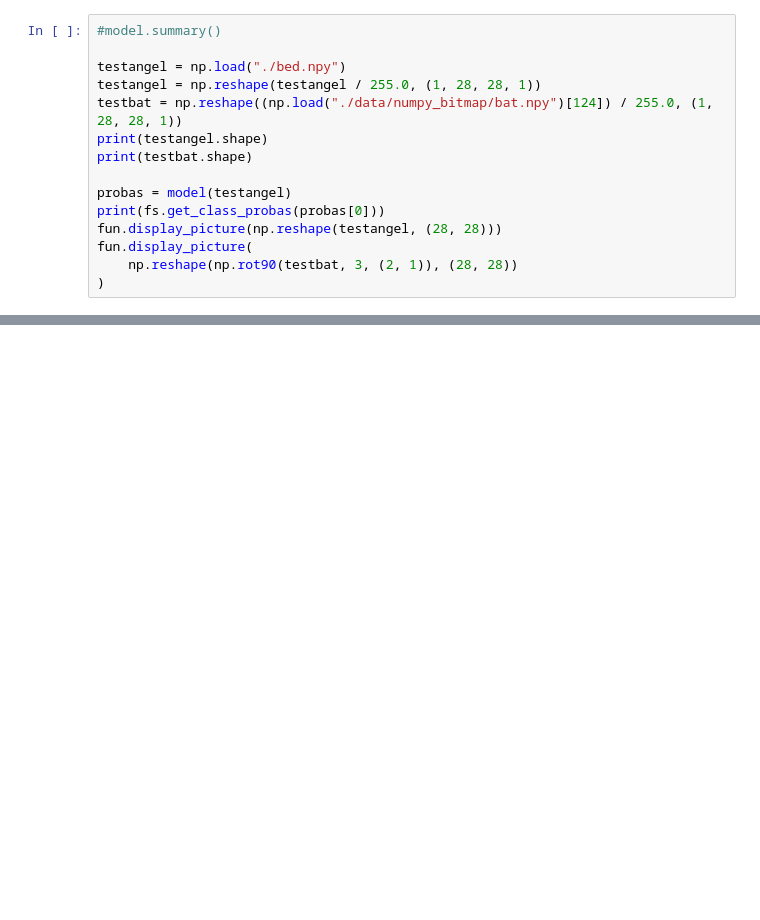
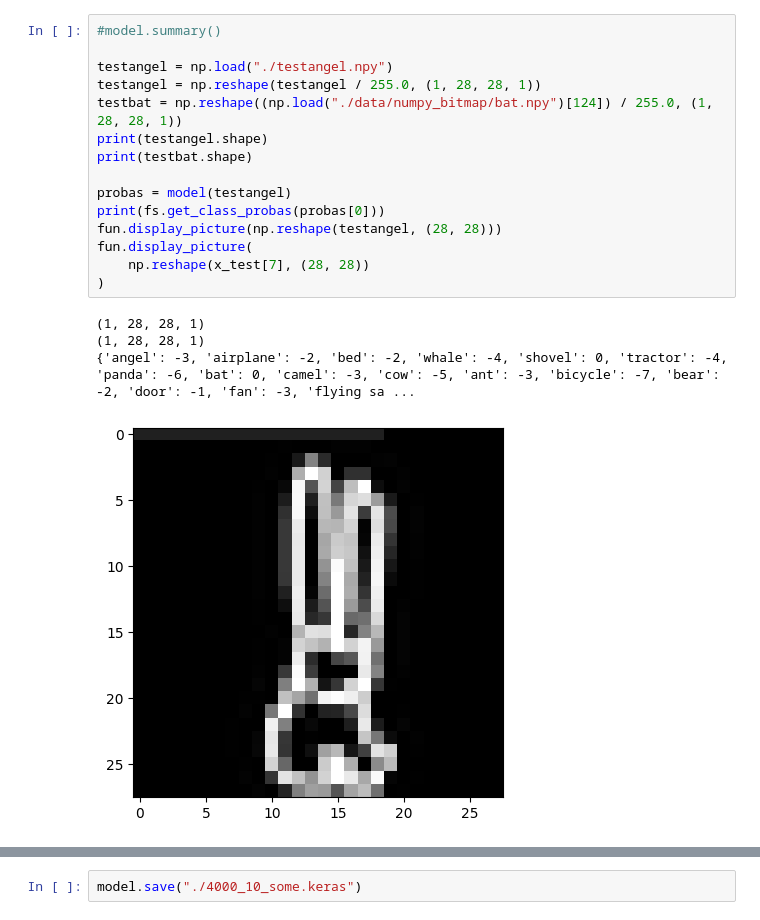
Before and after one commit to Virteso/IDS-Quickdraw-Analysis, a Jupyter notebook: notebook.ipynb, the cells around one changed output, grey strips where cells are left out. Drawn from its saved outputs; the diff is of its cells as text; blank space fills up the shorter version.

```diff
--- a/notebook.ipynb
+++ b/notebook.ipynb
@@ -80,15 +80,20 @@ Epoch 8/12
 # %%
 #model.summary()
 
-testangel = np.load("./bed.npy")
+testangel = np.load("./testangel.npy")
 testangel = np.reshape(testangel / 255.0, (1, 28, 28, 1))
 testbat = np.reshape((np.load("./data/numpy_bitmap/bat.npy")[124]) / 255.0, (1, 28, 28, 1))
 print(testangel.shape)
 print(testbat.shape)
 
 probas = model(testangel)
 print(fs.get_class_probas(probas[0]))
 fun.display_picture(np.reshape(testangel, (28, 28)))
 fun.display_picture(
-    np.reshape(np.rot90(testbat, 3, (2, 1)), (28, 28))
+    np.reshape(x_test[7], (28, 28))
 )
+# %% [output]
+(1, 28, 28, 1)
+(1, 28, 28, 1)
+{'angel': -3, 'airplane': -2, 'bed': -2, 'whale': -4, 'shovel': 0, 'tractor': -4, 'panda': -6, 'bat': 0, 'camel': -3, 'cow': -5, 'ant': -3, 'bicycle': -7, 'bear': -2, 'door': -1, 'fan': -3, 'flying sa ...
+[figure, added]
@@ -94,0 +101,2 @@ fun.display_picture(
+# %%
+model.save("./4000_10_some.keras")
```
Also changed, not shown: parts of 3 cells of this notebook, 8 other files.
